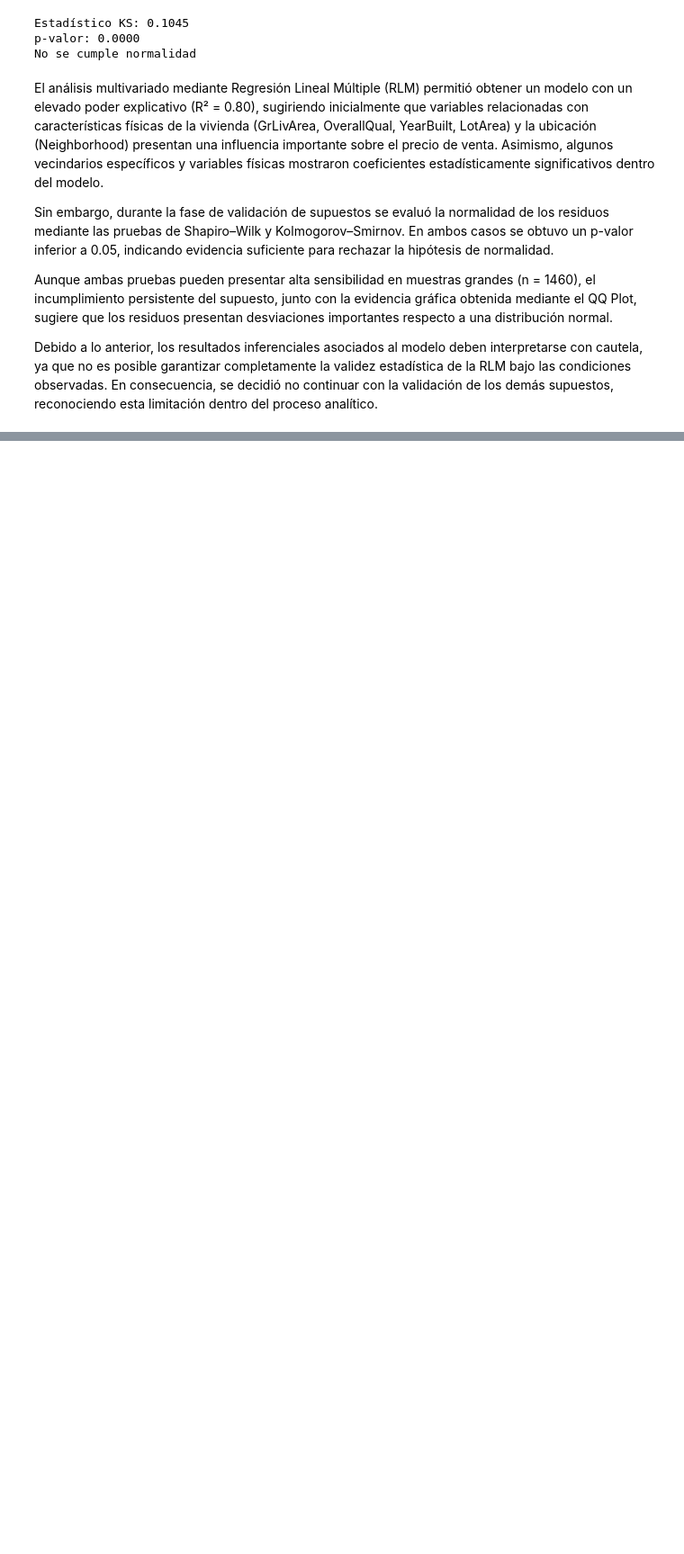
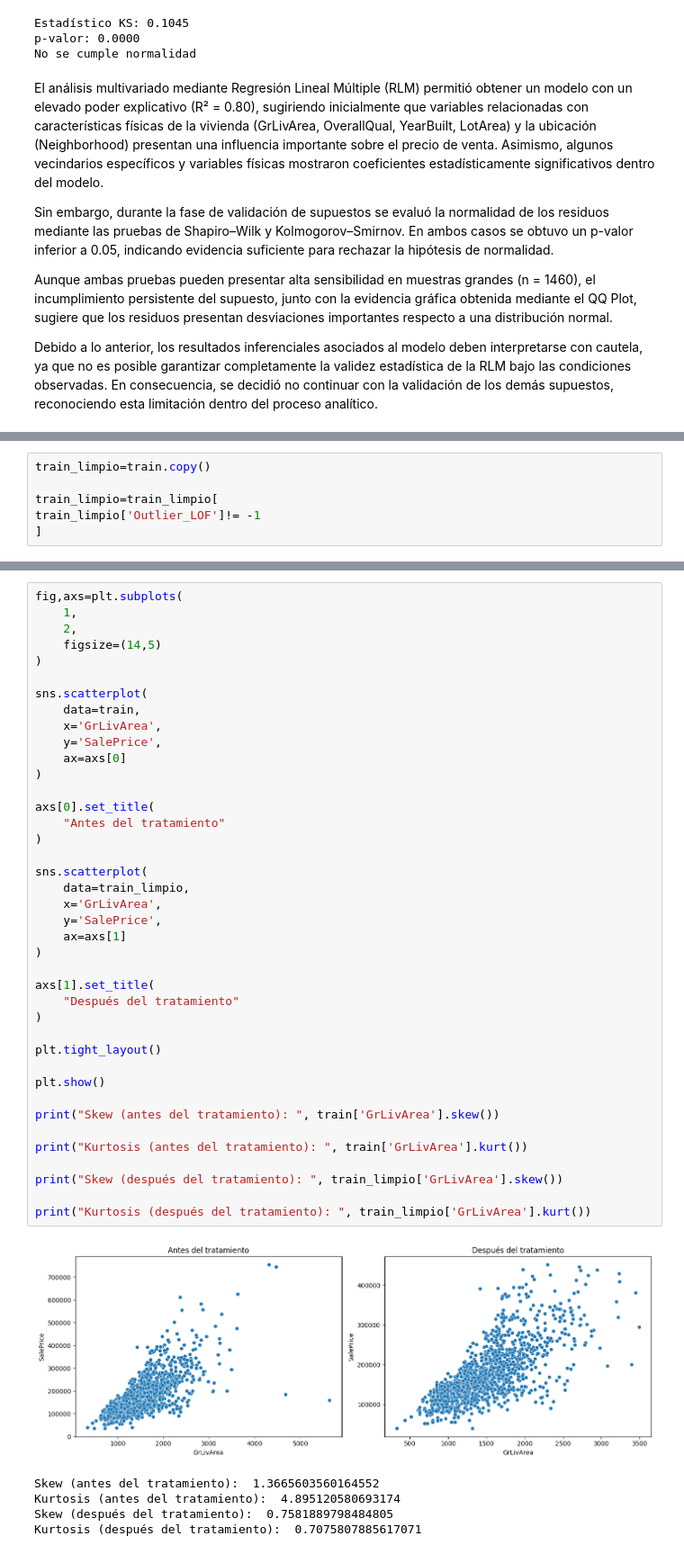
Before and after one commit to davidtzz/FCD-2026-1, a Jupyter notebook: proyecto_aula/py_David_TovarZurita_Jhon_GarciaPareja.ipynb, the cells around one changed output, grey strips where cells are left out. Shown at 90% size. Drawn from its saved outputs; the diff is of its cells as text; blank space fills up the shorter version.

```diff
--- a/proyecto_aula/py_David_TovarZurita_Jhon_GarciaPareja.ipynb
+++ b/proyecto_aula/py_David_TovarZurita_Jhon_GarciaPareja.ipynb
@@ -945,0 +1129,6 @@ Debido a lo anterior, los resultados inferenciales asociados al modelo deben int
+# %%
+train_limpio=train.copy()
+
+train_limpio=train_limpio[
+train_limpio['Outlier_LOF']!= -1
+]
@@ -945,0 +1151,46 @@ Debido a lo anterior, los resultados inferenciales asociados al modelo deben int
+# %%
+fig,axs=plt.subplots(
+    1,
+    2,
+    figsize=(14,5)
+)
+
+sns.scatterplot(
+    data=train,
+    x='GrLivArea',
+    y='SalePrice',
+    ax=axs[0]
+)
+
+axs[0].set_title(
+    "Antes del tratamiento"
+)
+
+sns.scatterplot(
+    data=train_limpio,
+    x='GrLivArea',
+    y='SalePrice',
+    ax=axs[1]
+)
+
+axs[1].set_title(
+    "Después del tratamiento"
+)
+
+plt.tight_layout()
+
+plt.show()
+
+print("Skew (antes del tratamiento): ", train['GrLivArea'].skew())
+
+print("Kurtosis (antes del tratamiento): ", train['GrLivArea'].kurt())
+
+print("Skew (después del tratamiento): ", train_limpio['GrLivArea'].skew())
+
+print("Kurtosis (después del tratamiento): ", train_limpio['GrLivArea'].kurt())
+# %% [output]
+[figure, added]
+Skew (antes del tratamiento):  1.3665603560164552
+Kurtosis (antes del tratamiento):  4.895120580693174
+Skew (después del tratamiento):  0.7581889798484805
+Kurtosis (después del tratamiento):  0.7075807885617071
```
Also changed, not shown: parts of 55 cells of this notebook.
